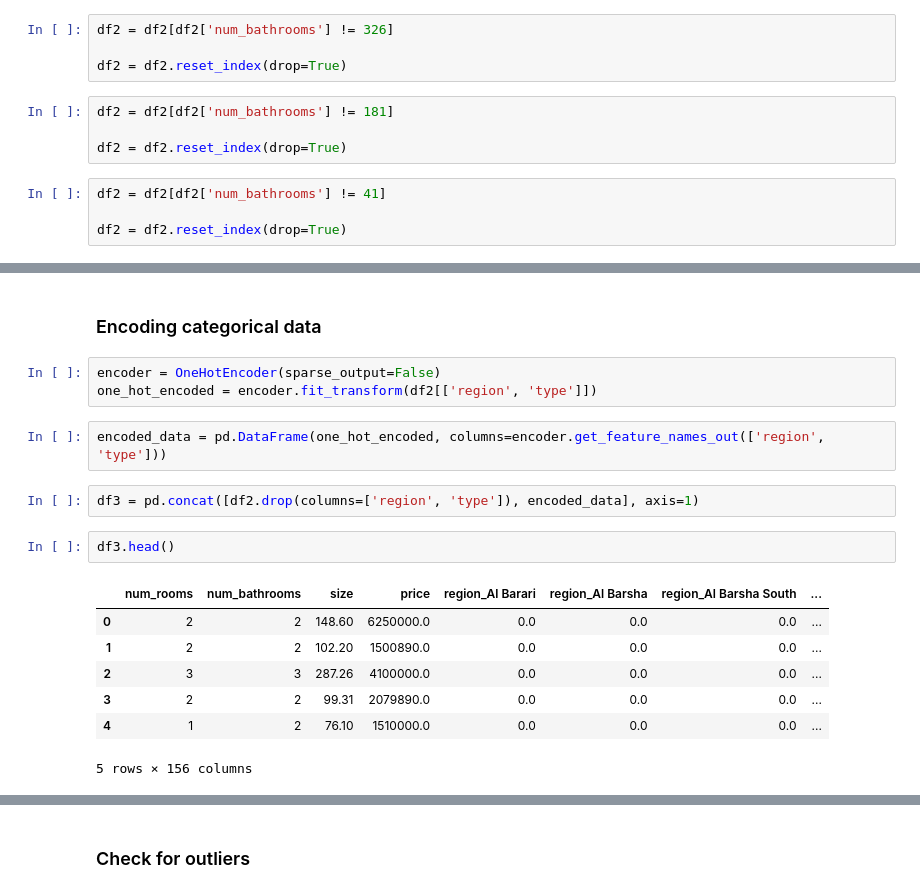
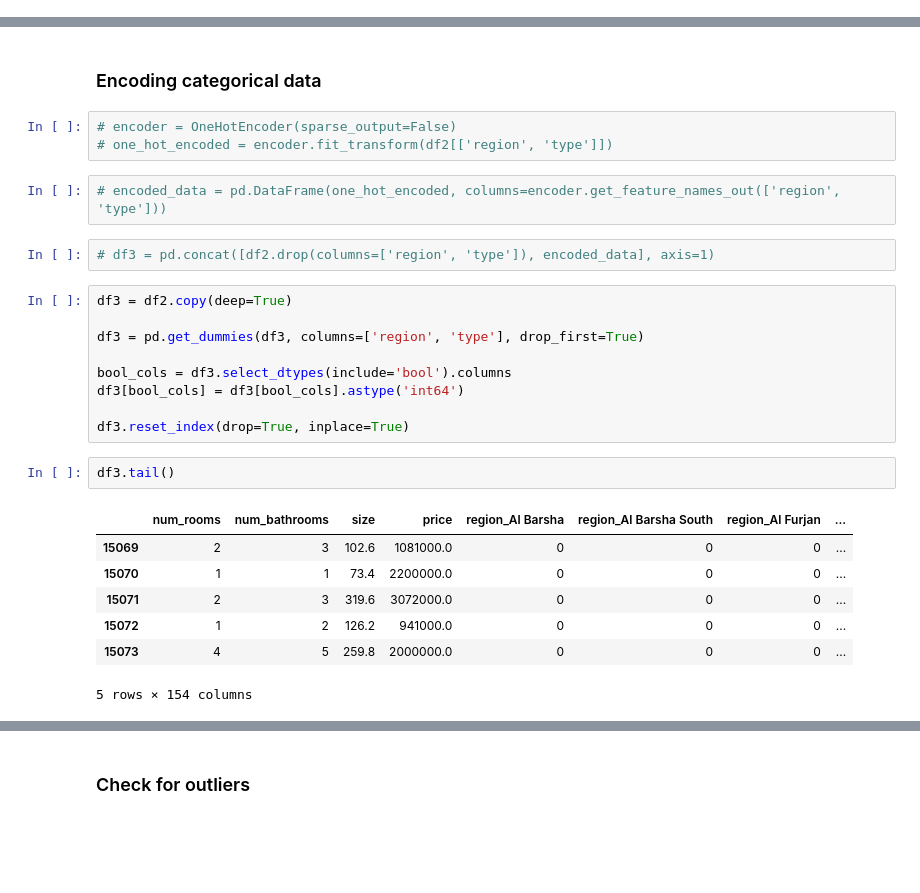
Before and after one commit to joefarah850/Capstone-Project, a Jupyter notebook: Preprocessing-Test/preprocessing.ipynb, the cells around one changed output, grey strips where cells are left out. Cells and saved outputs as stored; diff of their text form; blank space fills up the shorter version.

```diff
--- a/Preprocessing-Test/preprocessing.ipynb
+++ b/Preprocessing-Test/preprocessing.ipynb
@@ -179,15 +174,3 @@ df2 = df2.reset_index(drop=True)
-# %%
-df2 = df2[df2['num_bathrooms'] != 326]
-
-df2 = df2.reset_index(drop=True)
-# %%
-df2 = df2[df2['num_bathrooms'] != 181]
-
-df2 = df2.reset_index(drop=True)
-# %%
-df2 = df2[df2['num_bathrooms'] != 41]
-
-df2 = df2.reset_index(drop=True)
 # %%
 df2.describe()
 # %% [output]
@@ -219,22 +202,31 @@ memory usage: 706.5+ KB
 # %% [markdown]
 ### Encoding categorical data
 # %%
-encoder = OneHotEncoder(sparse_output=False)
-one_hot_encoded = encoder.fit_transform(df2[['region', 'type']])
+# encoder = OneHotEncoder(sparse_output=False)
+# one_hot_encoded = encoder.fit_transform(df2[['region', 'type']])
 # %%
-encoded_data = pd.DataFrame(one_hot_encoded, columns=encoder.get_feature_names_out(['region', 'type']))
+# encoded_data = pd.DataFrame(one_hot_encoded, columns=encoder.get_feature_names_out(['region', 'type']))
 # %%
-df3 = pd.concat([df2.drop(columns=['region', 'type']), encoded_data], axis=1)
+# df3 = pd.concat([df2.drop(columns=['region', 'type']), encoded_data], axis=1)
+# %%
+df3 = df2.copy(deep=True)
+
+df3 = pd.get_dummies(df3, columns=['region', 'type'], drop_first=True)
+
+bool_cols = df3.select_dtypes(include='bool').columns
+df3[bool_cols] = df3[bool_cols].astype('int64')
+
+df3.reset_index(drop=True, inplace=True)
 # %%
-df3.head()
+df3.tail()
 # %% [output]
-|  | num_rooms | num_bathrooms | size | price | region_Al Barari | region_Al Barsha | region_Al Barsha South | ... |
-| 0 | 2 | 2 | 148.60 | 6250000.0 | 0.0 | 0.0 | 0.0 | ... |
-| 1 | 2 | 2 | 102.20 | 1500890.0 | 0.0 | 0.0 | 0.0 | ... |
-| 2 | 3 | 3 | 287.26 | 4100000.0 | 0.0 | 0.0 | 0.0 | ... |
-| 3 | 2 | 2 | 99.31 | 2079890.0 | 0.0 | 0.0 | 0.0 | ... |
-| 4 | 1 | 2 | 76.10 | 1510000.0 | 0.0 | 0.0 | 0.0 | ... |
+|  | num_rooms | num_bathrooms | size | price | region_Al Barsha | region_Al Barsha South | region_Al Furjan | ... |
+| 15069 | 2 | 3 | 102.6 | 1081000.0 | 0 | 0 | 0 | ... |
+| 15070 | 1 | 1 | 73.4 | 2200000.0 | 0 | 0 | 0 | ... |
+| 15071 | 2 | 3 | 319.6 | 3072000.0 | 0 | 0 | 0 | ... |
+| 15072 | 1 | 2 | 126.2 | 941000.0 | 0 | 0 | 0 | ... |
+| 15073 | 4 | 5 | 259.8 | 2000000.0 | 0 | 0 | 0 | ... |
-5 rows × 156 columns
+5 rows × 154 columns
 # %%
 df3.info()
 # %% [output]
```
Also changed, not shown: parts of 21 cells of this notebook.
